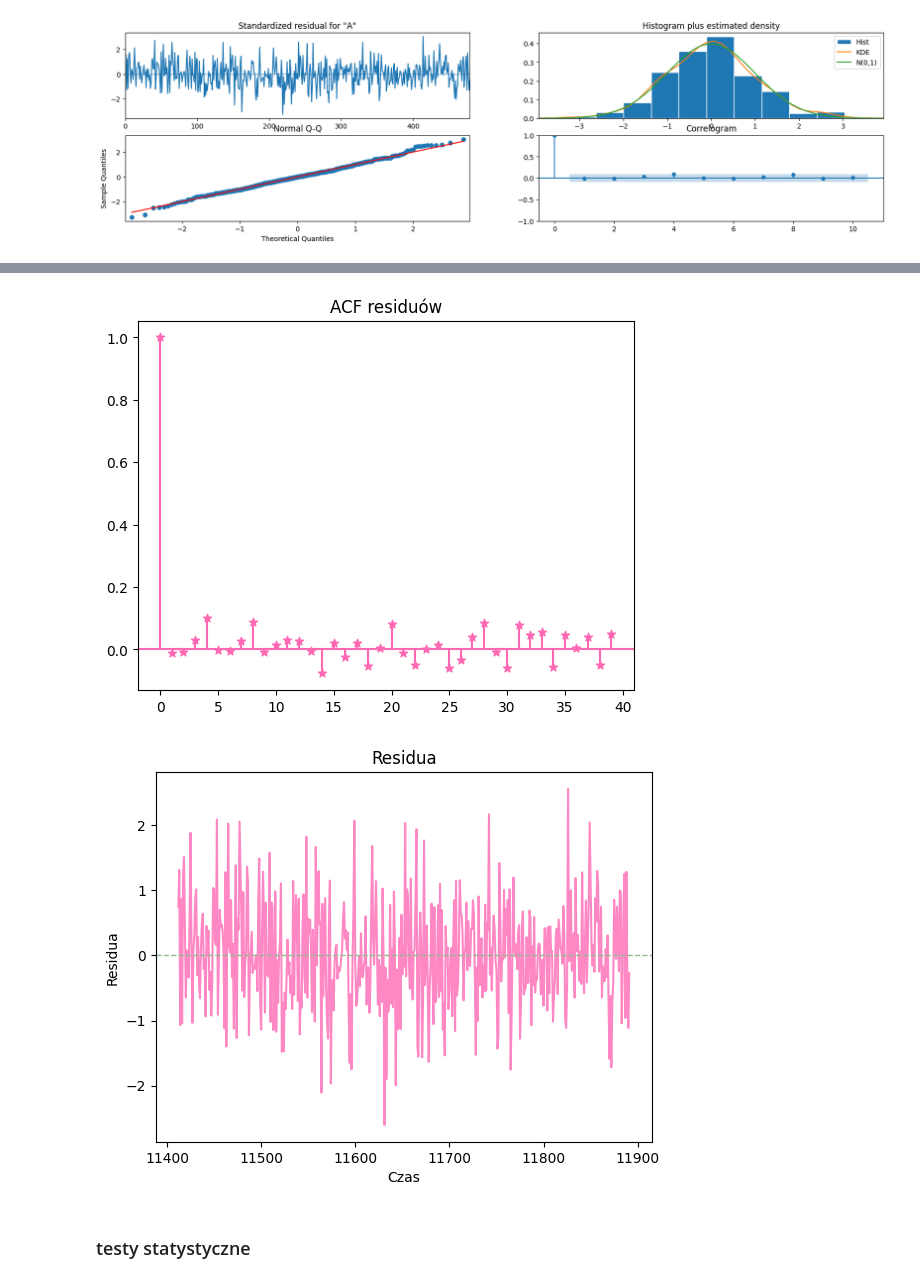
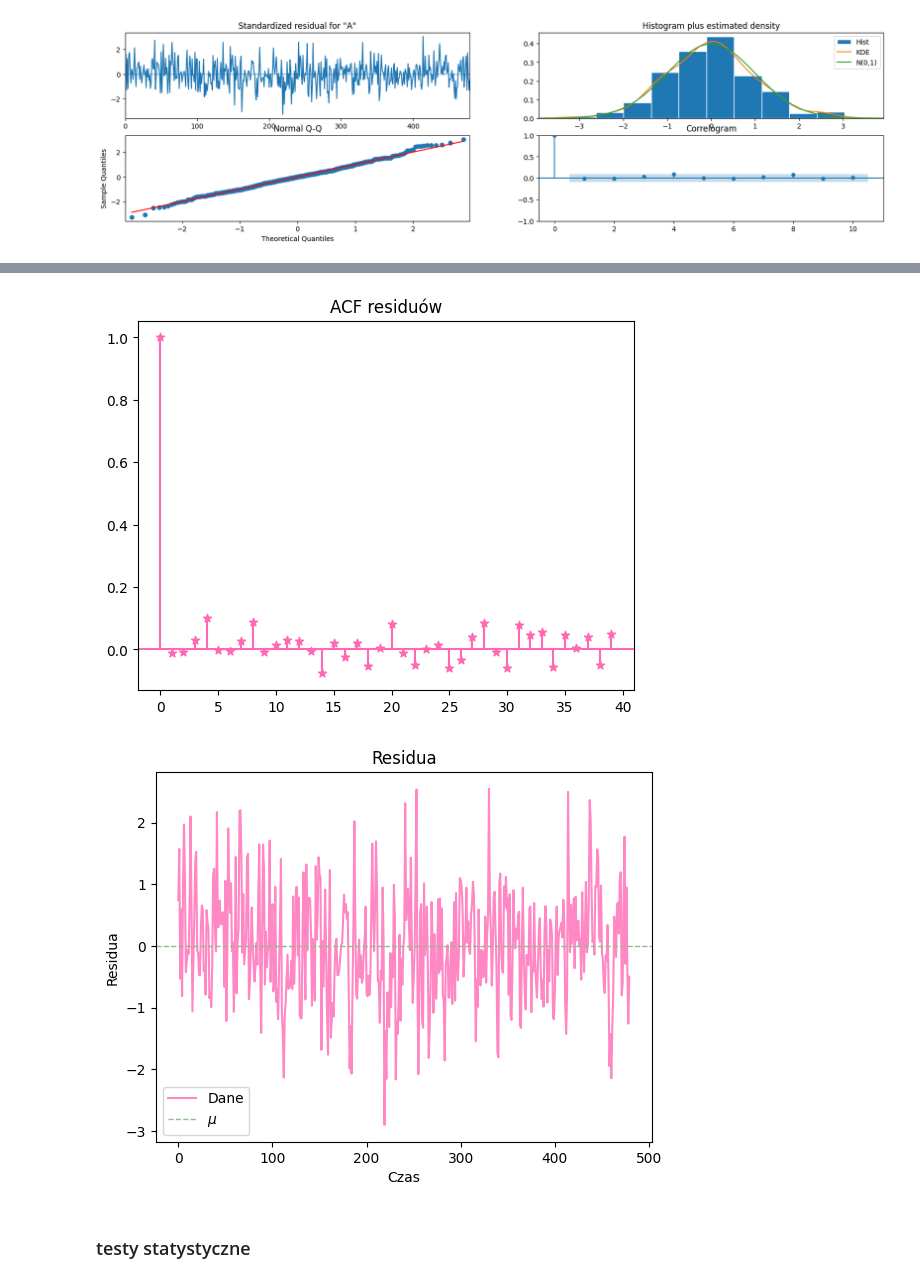
Before and after one commit to MariaNowacka/raport_kaszcz, a Jupyter notebook: sprawko.ipynb, the cells around one changed output, grey strips where cells are left out. Drawn from its saved outputs; the diff is of its cells as text; code cells hidden in the pictures.

Commit message:
residuals/X3

```diff
--- a/sprawko.ipynb
+++ b/sprawko.ipynb
@@ -576,48 +555,31 @@ plt.plot()
 # %%
-import seaborn as ssn
-# import statsmodels.api as sm
-from statsmodels.graphics.tsaplots import plot_acf
-from scipy.stats import norm, probplot
-# fig, axes = plt.subplots(2, 2, figsize=(15, 10))
-# axes = axes.flatten()
-residuals3 = model3.resid
-# 1. Histogram reszt z krzywą normalną
-ssn.kdeplot(residuals3, color = 'teal', label = 'Gęstość residuów')
-plt.hist(residuals3, bins=20, color='hotpink', edgecolor='black', density=True, alpha=0.7)
-mu, std = norm.fit(residuals3)
-x3 = np.linspace(min(residuals3), max(residuals3), 100)
-p3 = norm.pdf(x3, mu, std)
-plt.plot(x3, p3, color = 'darkseagreen', linewidth=2, label='Gęstość N(0, 1)')
-plt.title("Histogram residuów")
-plt.legend()
-plt.savefig('norm3.png')
-plt.show()
+
 # 2. Autokorelacja reszt (ACF)
 # plot_acf(residuals, ax=axes[1], lags=20, color='hotpink', title="ACF of Residuals")
 autocov3 = [sampleACF(np.array(residuals3), h) for h in hs]
 plt.scatter(hs, autocov3, marker = '*', color = 'hotpink')
 plt.vlines(x=hs, ymin=0, ymax=autocov3, color = 'hotpink')
 plt.axhline(y = 0, color = 'hotpink')
 plt.title('ACF residuów')
 plt.savefig('resid3_acf.png')
 plt.show()
 # 3. QQ-Plot
 # probplot(residuals, dist="norm", color = 'hotpink')
 # plt.color('hotpink')  # Linia dopasowania
 # plt.get_lines().set_linestyle('--')
 # plt.set_title("QQ-Plot of Residuals")
 # plt.savefig('qqplot.png')
 # plt.show()
 # 4. Wykres reszt w czasie
-plt.plot(residuals, color='hotpink', linestyle='-', alpha=0.8)
-plt.axhline(0, linestyle='--', color='darkseagreen', linewidth=1)
-plt.title("Residua")
+plt.plot(X3, color='hotpink', linestyle='-', alpha=0.8, label = 'Dane')
+plt.axhline(np.mean(X3), linestyle='--', color='darkseagreen', linewidth=1, label = r'$\mu$')
+plt.title("Residua"); plt.legend()
 plt.xlabel("Czas")
 plt.ylabel("Residua")
 plt.savefig('residuals3.png')
 # %% [output]
 [figure]
 [figure]
-[figure, old version]
+[figure, new version]
 # %% [markdown]
 ### testy statystyczne
```
Also changed, not shown: parts of 6 cells of this notebook, 2 other files.
